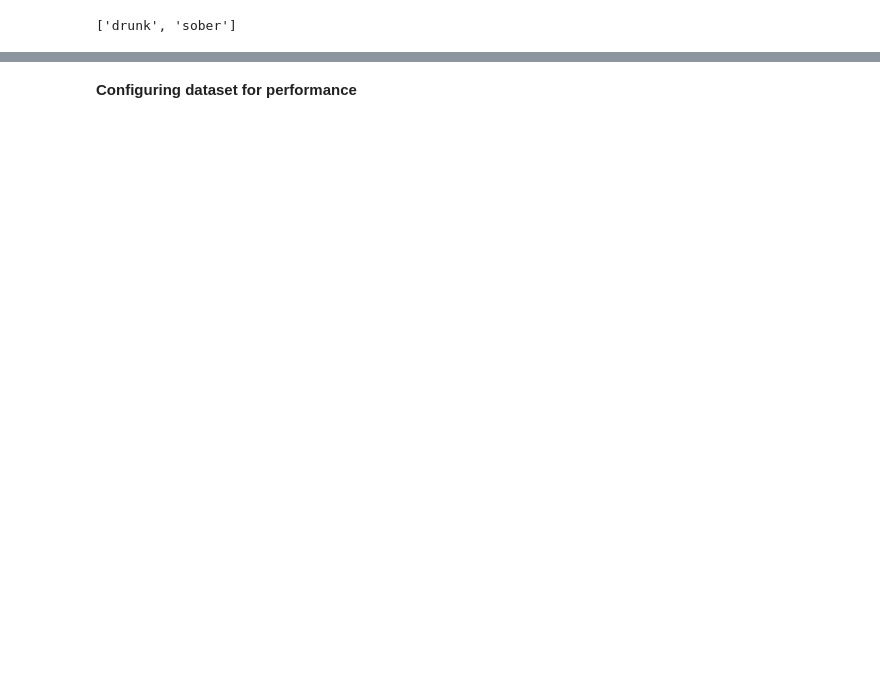
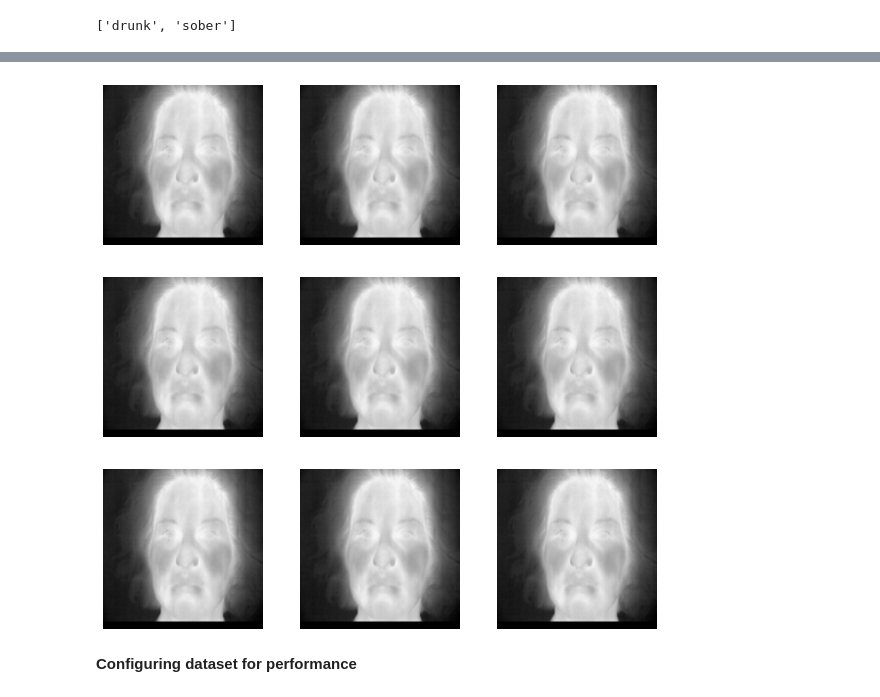
Before and after one commit to levizwannah/drunk-detection-QCNN, a Jupyter notebook: Sober_Drunk_Q_CNN.ipynb, the cells around one changed output, grey strips where cells are left out. Cells and saved outputs as stored; diff of their text form; code cells hidden in the pictures; blank space fills up the shorter version.

```diff
--- a/Sober_Drunk_Q_CNN.ipynb
+++ b/Sober_Drunk_Q_CNN.ipynb
@@ -162,3 +218,7 @@ for imageBatch, labelsBatch in trainDs:
+# %%
+plotImage(valDs, 1)
+# %% [output]
+[figure, added]
 # %% [markdown]
 **Configuring dataset for performance**
 # %%
```
Also changed, not shown: parts of 30 cells of this notebook.
